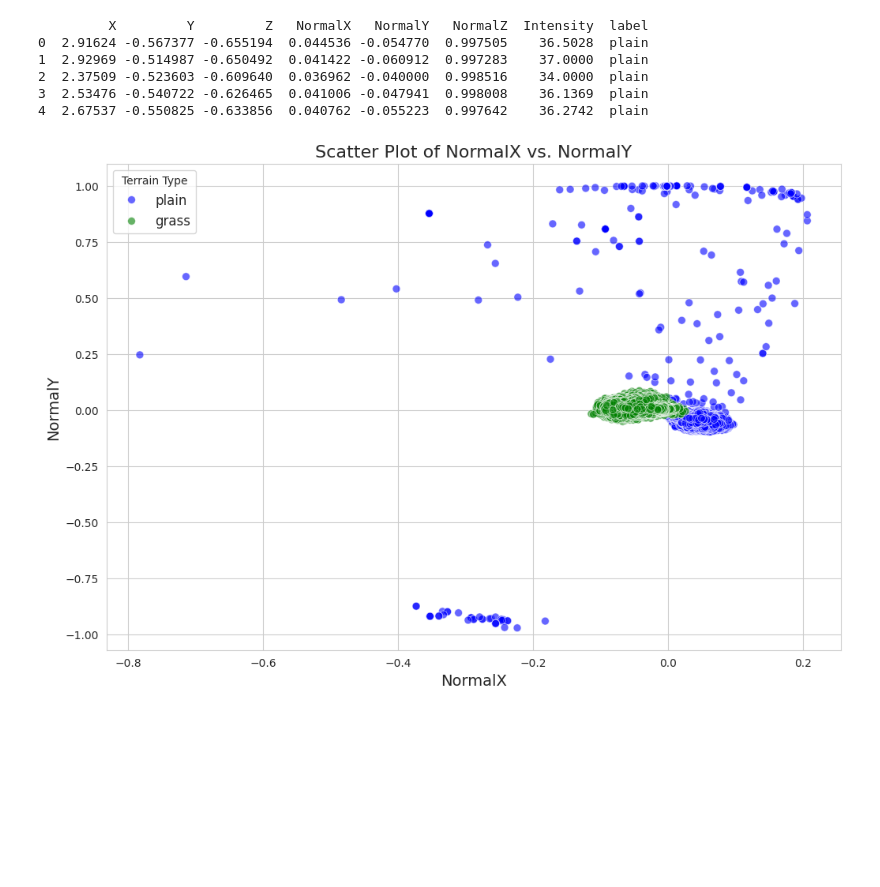
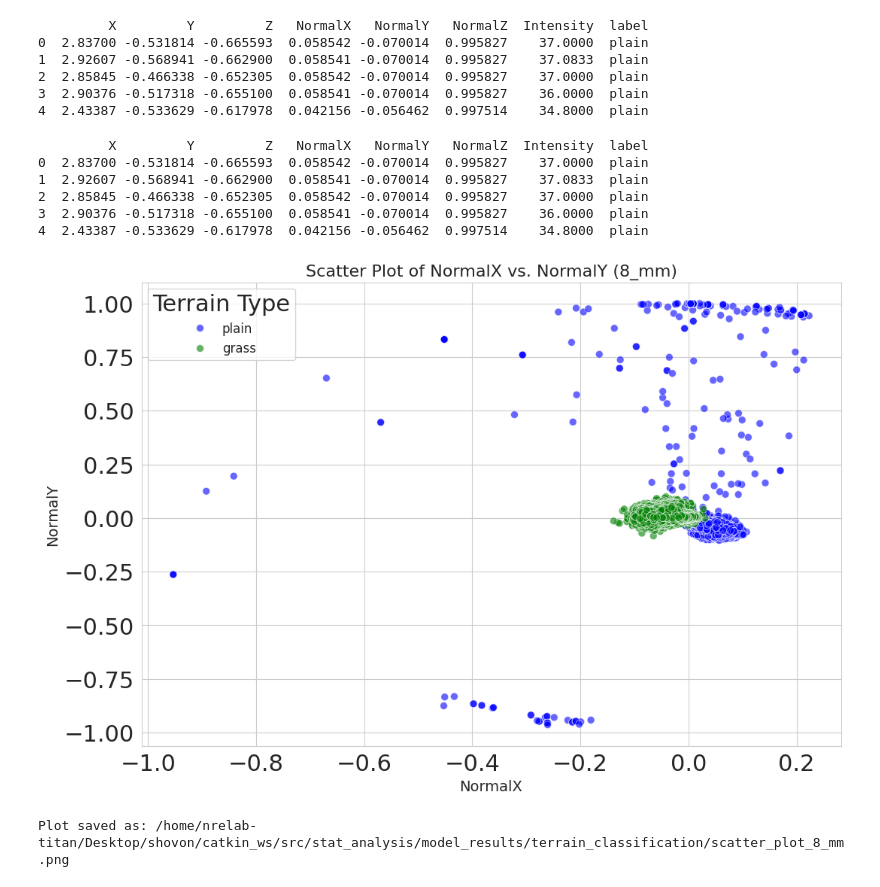
Before and after one commit to ShovonSaha/lidar-stairs-detection, a Jupyter notebook: Python codes/Terrain Classification/terrain_classification_normals.ipynb, the cells around one changed output. Drawn from its saved outputs; the diff is of its cells as text; code cells hidden in the pictures; blank space fills up the shorter version.

```diff
--- a/Python codes/Terrain Classification/terrain_classification_normals.ipynb
+++ b/Python codes/Terrain Classification/terrain_classification_normals.ipynb
@@ -55,8 +55,8 @@ os.environ['JOBLIB_TEMP_FOLDER'] = '/home/nrelab-titan/Desktop/shovon/temp_jobli
 # Load Noisy CSV files on ***| TITAN PC |***
 
 # 4 mm
-plain_terrain_file = '/home/nrelab-titan/Desktop/shovon/catkin_ws/src/stat_analysis/noise_csv_files/plain_terrain_features_4_mm.csv'
-grass_terrain_file = '/home/nrelab-titan/Desktop/shovon/catkin_ws/src/stat_analysis/noise_csv_files/grass_terrain_features_4_mm.csv'
+# plain_terrain_file = '/home/nrelab-titan/Desktop/shovon/catkin_ws/src/stat_analysis/noise_csv_files/plain_terrain_features_4_mm.csv'
+# grass_terrain_file = '/home/nrelab-titan/Desktop/shovon/catkin_ws/src/stat_analysis/noise_csv_files/grass_terrain_features_4_mm.csv'
 
 # # 6 mm
 # plain_terrain_file = '/home/nrelab-titan/Desktop/shovon/catkin_ws/src/stat_analysis/noise_csv_files/plain_terrain_features_6_mm.csv'
@@ -67,8 +67,8 @@ grass_terrain_file = '/home/nrelab-titan/Desktop/shovon/catkin_ws/src/stat_analy
 # grass_terrain_file = '/home/nrelab-titan/Desktop/shovon/catkin_ws/src/stat_analysis/noise_csv_files/grass_terrain_features_8_mm.csv'
 
 # # 10 mm
-# plain_terrain_file = '/home/nrelab-titan/Desktop/shovon/catkin_ws/src/stat_analysis/noise_csv_files/plain_terrain_features_10_mm.csv'
-# grass_terrain_file = '/home/nrelab-titan/Desktop/shovon/catkin_ws/src/stat_analysis/noise_csv_files/grass_terrain_features_10_mm.csv'
+plain_terrain_file = '/home/nrelab-titan/Desktop/shovon/catkin_ws/src/stat_analysis/noise_csv_files/plain_terrain_features_10_mm.csv'
+grass_terrain_file = '/home/nrelab-titan/Desktop/shovon/catkin_ws/src/stat_analysis/noise_csv_files/grass_terrain_features_10_mm.csv'
 # ----------------------------------------------------------------------------------------------------------------------------
 
 
@@ -86,11 +86,36 @@ combined_df = pd.concat([plain_terrain_df, grass_terrain_df], ignore_index=True)
 print(combined_df.head())
 # %% [output]
          X         Y         Z   NormalX   NormalY   NormalZ  Intensity  label
-0  2.91624 -0.567377 -0.655194  0.044536 -0.054770  0.997505    36.5028  plain
-1  2.92969 -0.514987 -0.650492  0.041422 -0.060912  0.997283    37.0000  plain
-2  2.37509 -0.523603 -0.609640  0.036962 -0.040000  0.998516    34.0000  plain
-3  2.53476 -0.540722 -0.626465  0.041006 -0.047941  0.998008    36.1369  plain
-4  2.67537 -0.550825 -0.633856  0.040762 -0.055223  0.997642    36.2742  plain
+0  2.83700 -0.531814 -0.665593  0.058542 -0.070014  0.995827    37.0000  plain
+1  2.92607 -0.568941 -0.662900  0.058541 -0.070014  0.995827    37.0833  plain
+2  2.85845 -0.466338 -0.652305  0.058542 -0.070014  0.995827    37.0000  plain
+3  2.90376 -0.517318 -0.655100  0.058541 -0.070014  0.995827    36.0000  plain
+4  2.43387 -0.533629 -0.617978  0.042156 -0.056462  0.997514    34.8000  plain
+# %%
+# plain_terrain_file = '/home/nrelab-titan/Desktop/shovon/catkin_ws/src/stat_analysis/noise_csv_files/plain_terrain_features_10_mm.csv'
+# grass_terrain_file = '/home/nrelab-titan/Desktop/shovon/catkin_ws/src/stat_analysis/noise_csv_files/grass_terrain_features_10_mm.csv'
+# ----------------------------------------------------------------------------------------------------------------------------
+
+
+# Load CSV files
+plain_terrain_df = pd.read_csv(plain_terrain_file)
+grass_terrain_df = pd.read_csv(grass_terrain_file)
+
+plain_terrain_df['label'] = 'plain'
+grass_terrain_df['label'] = 'grass'
+
+# Concatenate the DataFrames
+combined_df = pd.concat([plain_terrain_df, grass_terrain_df], ignore_index=True)
+
+# Verify the combined DataFrame
+print(combined_df.head())
+# %% [output]
+         X         Y         Z   NormalX   NormalY   NormalZ  Intensity  label
+0  2.83700 -0.531814 -0.665593  0.058542 -0.070014  0.995827    37.0000  plain
+1  2.92607 -0.568941 -0.662900  0.058541 -0.070014  0.995827    37.0833  plain
+2  2.85845 -0.466338 -0.652305  0.058542 -0.070014  0.995827    37.0000  plain
+3  2.90376 -0.517318 -0.655100  0.058541 -0.070014  0.995827    36.0000  plain
+4  2.43387 -0.533629 -0.617978  0.042156 -0.056462  0.997514    34.8000  plain
 # %%
 # --------------------------------------------------
 # Feature Extraction and Scaling
@@ -113,25 +138,48 @@ X_rest_scaled = scaler.transform(X_rest)
 # %%
 # --------------------------------------------------
 # Feature Visualization before Model Training
 # --------------------------------------------------
+# Extract the file detail for the plot filename
+csv_filename = os.path.basename(plain_terrain_file)  # Use one of the files to get the common part
+number_mm = csv_filename.split('_')[-2] + '_' + csv_filename.split('_')[-1].split('.')[0]
+
+# Specify the directory to save the plot
+save_directory = '/home/nrelab-titan/Desktop/shovon/catkin_ws/src/stat_analysis/model_results/terrain_classification'
+
+# Ensure the directory exists, and create it if it doesn't
+os.makedirs(save_directory, exist_ok=True)
+
+# Construct the plot file name with the full path
+plot_filename = os.path.join(save_directory, f'scatter_plot_{number_mm}.png')
+
 # Set the style for the plot
 sns.set_style('whitegrid')
 
 # Create a scatter plot of NormalX vs. NormalY
 plt.figure(figsize=(12, 8))
 sns.scatterplot(x='NormalX', y='NormalY', hue='label', data=combined_df, palette={'plain': 'blue', 'grass': 'green'}, alpha=0.6, s=50)
 
 # Add plot details
-plt.title('Scatter Plot of NormalX vs. NormalY', fontsize=16)
+plt.title(f'Scatter Plot of NormalX vs. NormalY ({number_mm})', fontsize=16)
 plt.xlabel('NormalX', fontsize=14)
 plt.ylabel('NormalY', fontsize=14)
 plt.legend(title='Terrain Type', fontsize=12)
 plt.grid(True)
 
+# Save the plot in PNG
+plt.savefig(plot_filename, bbox_inches='tight')
+
+# Save the plot in SVG
+plot_filename_svg = os.path.join(save_directory, f'scatter_plot_{number_mm}.svg')
+plt.savefig(plot_filename_svg, format='svg', bbox_inches='tight')
+
 # Show the plot
 plt.show()
+
+print(f'Plot saved as: {plot_filename}')
 # %% [output]
-[figure, old version]
+[figure, new version]
+Plot saved as: /home/nrelab-titan/Desktop/shovon/catkin_ws/src/stat_analysis/model_results/terrain_classification/scatter_plot_8_mm.png
 # %%
 # --------------------------------------------------
 # Model Training and Cross-Validation
```
Also changed, not shown: parts of 4 cells of this notebook, 20 other files.
